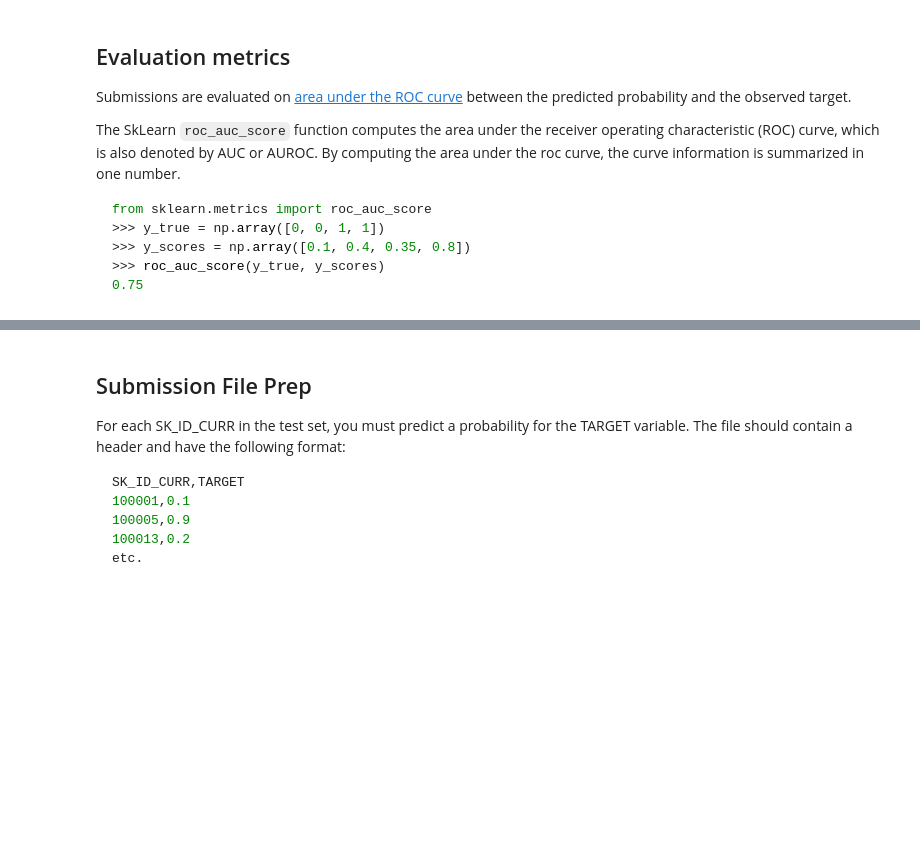
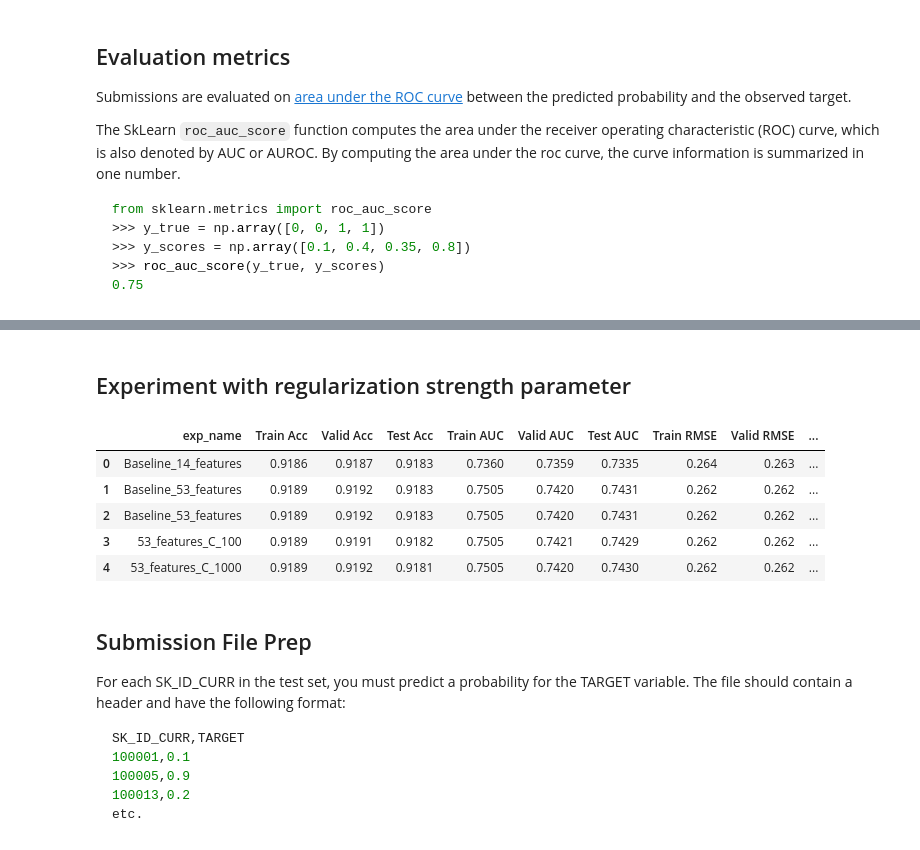
Before and after one commit to ngsudheer/AML-project, a Jupyter notebook: HCDR_baseLine_submission_with_numerical_and_cat_features_to_kaggle.ipynb, the cells around one changed output, grey strips where cells are left out. Saved outputs shown, nothing was run; the diff lists cells and outputs as text; code cells hidden in the pictures; blank space fills up the shorter version.

```diff
--- a/HCDR_baseLine_submission_with_numerical_and_cat_features_to_kaggle.ipynb
+++ b/HCDR_baseLine_submission_with_numerical_and_cat_features_to_kaggle.ipynb
@@ -1574,3 +1520,6 @@ Categorical Feature Family:  ['CODE_GENDER', 'FLAG_OWN_REALTY', 'FLAG_OWN_CAR',
 Categorical Feature Count:   7
 --------------------------
 Total Number of Input Features:  53
+# %%
+selected_features = num_attribs + cat_attribs
+len(selected_features)
@@ -1743,14 +1710,13 @@ subsample_rate = 0.3
 finaldf = np.array_split(train_dataset, splits)
 X_train = finaldf[0][selected_features]
 y_train = finaldf[0]['TARGET']
-X_kaggle_test = X_kaggle_test[selected_features]
+X_kaggle_test= X_kaggle_test[selected_features]
 
 ## split part of data
 X_train, X_test, y_train, y_test = train_test_split(X_train, y_train, stratify=y_train,
                                                     test_size=subsample_rate, random_state=42)
 
-X_train, X_valid, y_train, y_valid = train_test_split(X_train, y_train, stratify=y_train,
-                                                      test_size=0.15, random_state=42)
+X_train, X_valid, y_train, y_valid = train_test_split(X_train, y_train,stratify=y_train,test_size=0.15, random_state=42)
 
 print(f"X train           shape: {X_train.shape}")
 print(f"X validation      shape: {X_valid.shape}")
@@ -1843,3 +1804,47 @@ NameError: name 'selected_features' is not defined
+# %% [markdown]
+## Experiment with regularization strength parameter
+# %%
+full_pipeline_with_predictor_C_1000 = Pipeline([
+        ("preparation", data_prep_pipeline),
+        ("logistic", LogisticRegression(C=1000))
+    ])
+# %%
+model = full_pipeline_with_predictor_C_1000.fit(X_train, y_train)
+np.random.seed(42)
+
+# Set up cross validation scores
+logit_scores = cross_val_score(full_pipeline_with_predictor_C_1000, X_train, y_train, cv=cvSplits)
+logit_score_train = pct(logit_scores.mean())
+# train_time = np.round(time() - start, 4)
+
+# Time and score test predictions
+# start = time()
+logit_score_test  = full_pipeline_with_predictor_C_1000.score(X_test, y_test)
+# %%
+exp_name = f"{len(selected_features)}_features_C_1000"
+expLog.loc[len(expLog)] = [f"{exp_name}"] + list(np.round(
+               [accuracy_score(y_train, model.predict(X_train)),
+                accuracy_score(y_valid, model.predict(X_valid)),
+                accuracy_score(y_test, model.predict(X_test)),
+                roc_auc_score(y_train, model.predict_proba(X_train)[:, 1]),
+                roc_auc_score(y_valid, model.predict_proba(X_valid)[:, 1]),
+                roc_auc_score(y_test, model.predict_proba(X_test)[:, 1]),
+                np.round(np.sqrt(mean_squared_error(y_train, model.predict_proba(X_train)[:, 1])), 3),
+                np.round(np.sqrt(mean_squared_error(y_valid, model.predict_proba(X_valid)[:, 1])), 3),
+                np.round(np.sqrt(mean_squared_error(y_test, model.predict_proba(X_test)[:, 1])), 3),
+                np.round(mean_absolute_error(y_train, model.predict_proba(X_train)[:, 1]), 3),
+                np.round(mean_absolute_error(y_valid, model.predict_proba(X_valid)[:, 1]), 3),
+                np.round(mean_absolute_error(y_test, model.predict_proba(X_test)[:, 1]), 3)
+               ],
+    4))
+expLog
+# %% [output]
+|  | exp_name | Train Acc | Valid Acc | Test Acc | Train AUC | Valid AUC | Test AUC | Train RMSE | Valid RMSE | ... |
+| 0 | Baseline_14_features | 0.9186 | 0.9187 | 0.9183 | 0.7360 | 0.7359 | 0.7335 | 0.264 | 0.263 | ... |
+| 1 | Baseline_53_features | 0.9189 | 0.9192 | 0.9183 | 0.7505 | 0.7420 | 0.7431 | 0.262 | 0.262 | ... |
+| 2 | Baseline_53_features | 0.9189 | 0.9192 | 0.9183 | 0.7505 | 0.7420 | 0.7431 | 0.262 | 0.262 | ... |
+| 3 | 53_features_C_100 | 0.9189 | 0.9191 | 0.9182 | 0.7505 | 0.7421 | 0.7429 | 0.262 | 0.262 | ... |
+| 4 | 53_features_C_1000 | 0.9189 | 0.9192 | 0.9181 | 0.7505 | 0.7420 | 0.7430 | 0.262 | 0.262 | ... |
 # %% [markdown]
 ## Submission File Prep
 
```
Also changed, not shown: parts of 28 cells of this notebook.
